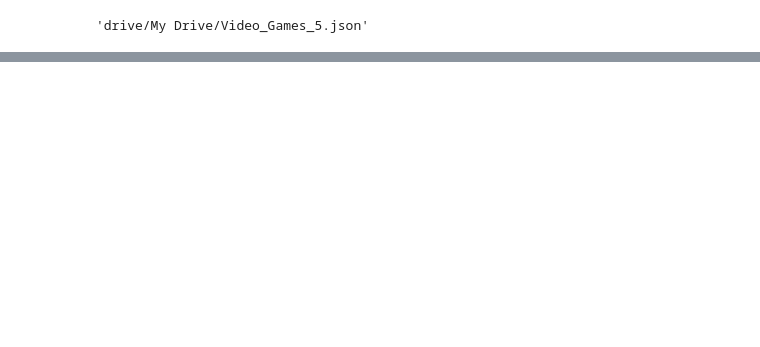
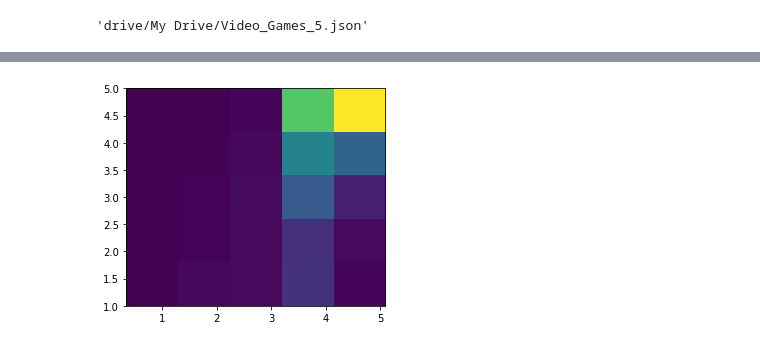
Before and after one commit to doodger/dataScience, a Jupyter notebook: amazonNLP.ipynb, the cells around one changed output, grey strips where cells are left out. Saved outputs shown, nothing was run; the diff lists cells and outputs as text; code cells hidden in the pictures; blank space fills up the shorter version.

```diff
--- a/amazonNLP.ipynb
+++ b/amazonNLP.ipynb
@@ -177,0 +213,3 @@ Root Mean Squared Error (RMSE) on test data = 1.06739
+# %%
+
+points = predictions.toPandas()
@@ -177,0 +231,19 @@ Root Mean Squared Error (RMSE) on test data = 1.06739
+# %%
+import numpy as np
+
+heatmap, xedges, yedges = np.histogram2d(x=points["prediction"], y=points["label"], bins=5)
+extent = [xedges[0], xedges[-1], yedges[0], yedges[-1]]
+
+
+plt.clf()
+plt.imshow(heatmap.T, extent=extent, origin='lower')
+plt.show()
+
+#fig, axes = plt.subplots(ncols=1, nrows=1,figsize=(20,10))
+#plt.setp(axes, xlim=(0,10),ylim=(0,3))
+
+#points
+#axes.title.set_text("good-bad")
+#axes.scatter(x=points["prediction"], y=points["label"])
+# %% [output]
+[figure, added]
```
Also changed, not shown: parts of 8 cells of this notebook.
